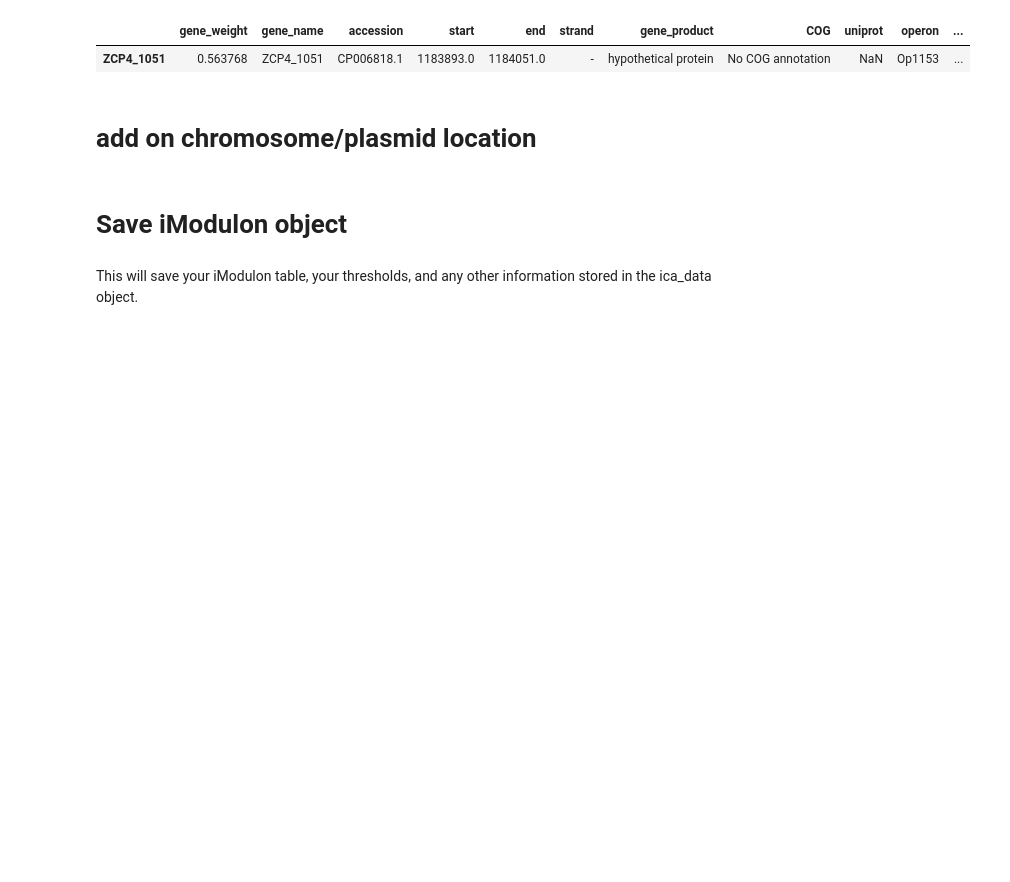
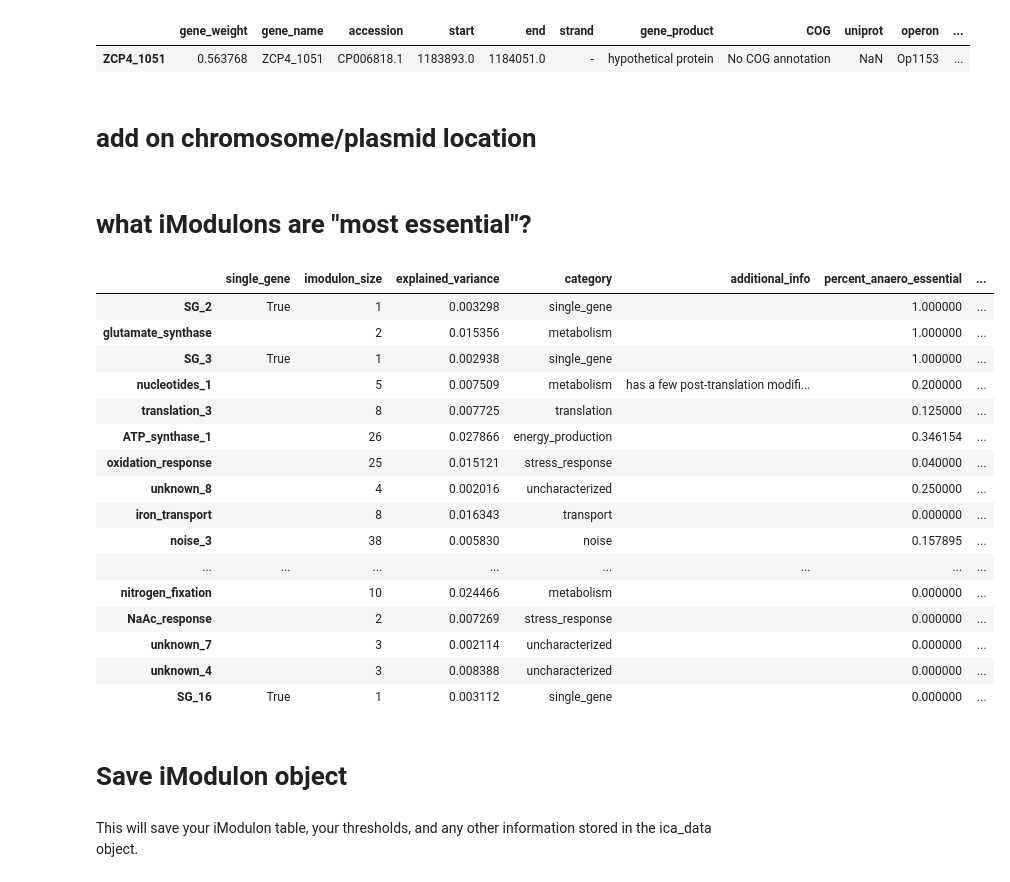
Before and after one commit to cristalzucsd/iModulonMiner, a Jupyter notebook: 5_characterize_iModulons/2_iModulon_characterization.ipynb, the cells around one changed output. Cells and saved outputs as stored; diff of their text form; code cells hidden in the pictures; blank space fills up the shorter version.

```diff
--- a/5_characterize_iModulons/2_iModulon_characterization.ipynb
+++ b/5_characterize_iModulons/2_iModulon_characterization.ipynb
@@ -365,6 +365,46 @@ for line in lines:
 
 new_col = [gene_to_reg[index] for index in ica_data.gene_table.index]
 ica_data.gene_table['chromosome_id'] = new_col
+# %% [markdown]
+# what iModulons are "most essential"?
+# %%
+aero = []
+anaero = []
+for iM in ica_data.imodulon_table.index:
+    df = ica_data.view_imodulon(iM)
+    total = len(df)
+    if 0 not in df['aerobic_essential'].value_counts():
+        aerobic_ess = 1
+    else:
+        aerobic_ess = (total - df['aerobic_essential'].value_counts()[0]) / total
+    if 0 not in df['anaerobic_essential'].value_counts():
+        anaerobic_ess = 1
+    else:
+        anaerobic_ess = (total - df['anaerobic_essential'].value_counts()[0]) / total
+    aero.append(aerobic_ess)
+    anaero.append(anaerobic_ess)
+ica_data.imodulon_table['percent_anaero_essential'] = anaero
+ica_data.imodulon_table['percent_aero_essential'] = aero
+# %%
+ica_data.imodulon_table.sort_values(by = 'percent_aero_essential', ascending = False)
+# %% [output]
+|  | single_gene | imodulon_size | explained_variance | category | additional_info | percent_anaero_essential | ... |
+| SG_2 | True | 1 | 0.003298 | single_gene |  | 1.000000 | ... |
+| glutamate_synthase |  | 2 | 0.015356 | metabolism |  | 1.000000 | ... |
+| SG_3 | True | 1 | 0.002938 | single_gene |  | 1.000000 | ... |
+| nucleotides_1 |  | 5 | 0.007509 | metabolism | has a few post-translation modifi... | 0.200000 | ... |
+| translation_3 |  | 8 | 0.007725 | translation |  | 0.125000 | ... |
+| ATP_synthase_1 |  | 26 | 0.027866 | energy_production |  | 0.346154 | ... |
+| oxidation_response |  | 25 | 0.015121 | stress_response |  | 0.040000 | ... |
+| unknown_8 |  | 4 | 0.002016 | uncharacterized |  | 0.250000 | ... |
+| iron_transport |  | 8 | 0.016343 | transport |  | 0.000000 | ... |
+| noise_3 |  | 38 | 0.005830 | noise |  | 0.157895 | ... |
+| ... | ... | ... | ... | ... | ... | ... | ... |
+| nitrogen_fixation |  | 10 | 0.024466 | metabolism |  | 0.000000 | ... |
+| NaAc_response |  | 2 | 0.007269 | stress_response |  | 0.000000 | ... |
+| unknown_7 |  | 3 | 0.002114 | uncharacterized |  | 0.000000 | ... |
+| unknown_4 |  | 3 | 0.008388 | uncharacterized |  | 0.000000 | ... |
+| SG_16 | True | 1 | 0.003112 | single_gene |  | 0.000000 | ... |
 # %% [markdown]
 # Save iModulon object
 # %%
```
Also changed, not shown: parts of 2 cells of this notebook, 3 other files.
